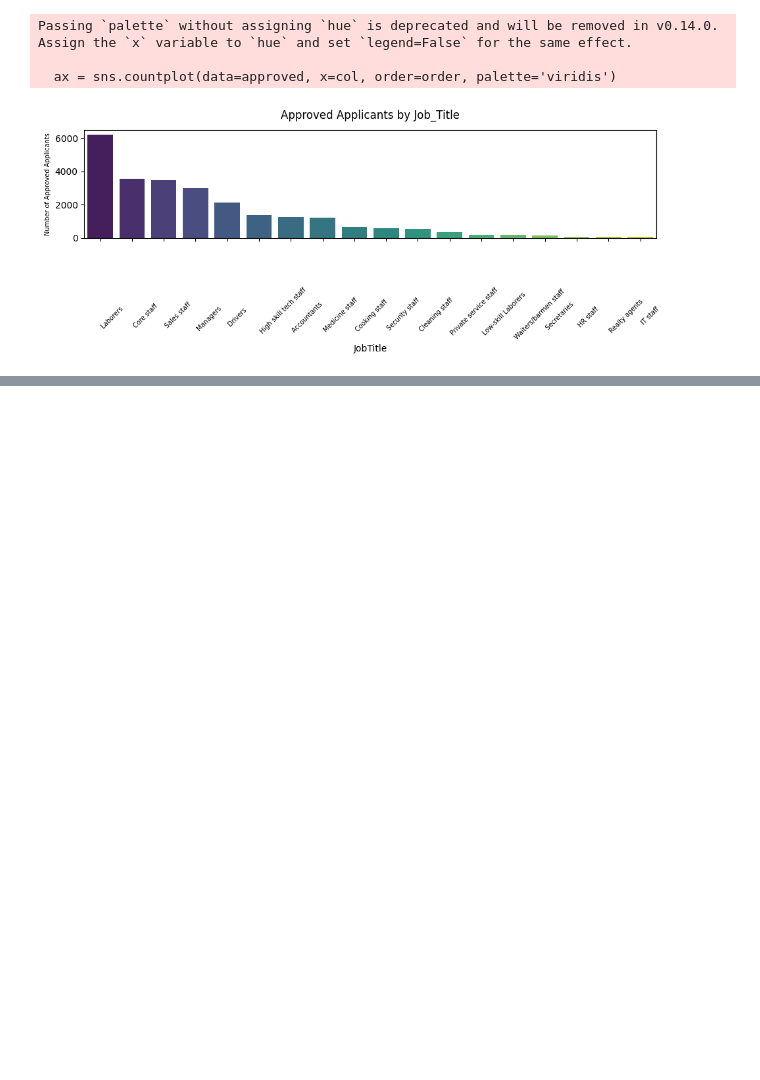
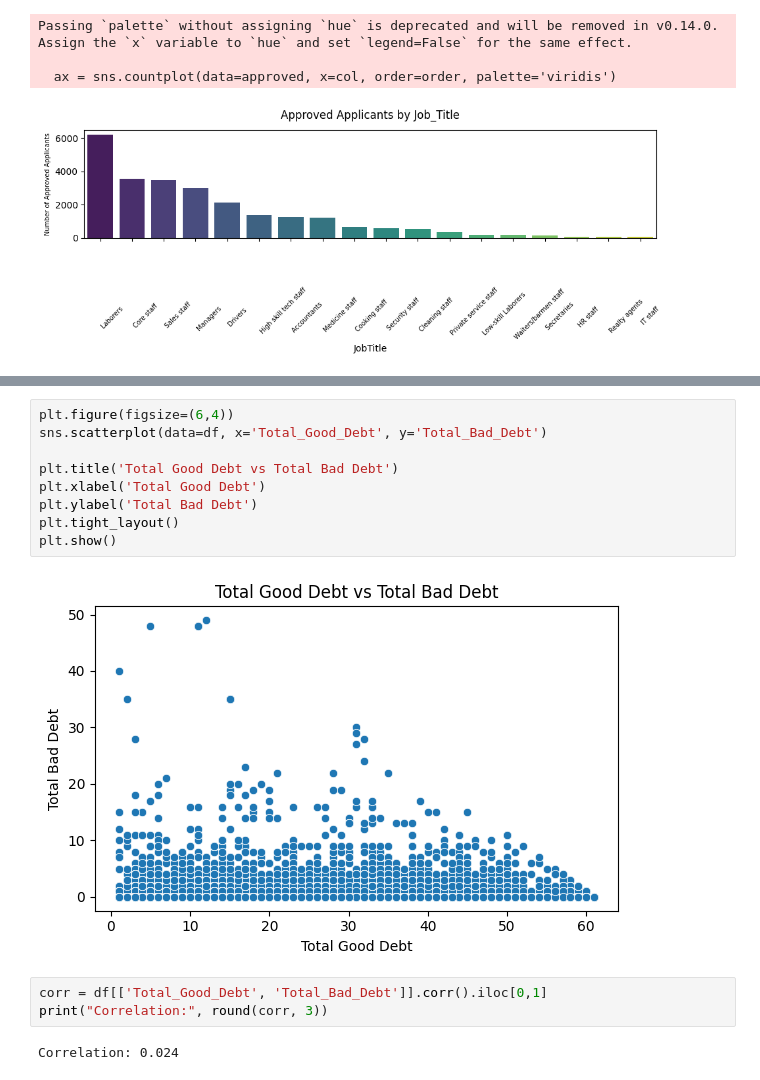
Before and after one commit to Abdulsubahan2003/Mini_Project_2, a Jupyter notebook: project.ipynb, the cells around one changed output, grey strips where cells are left out. Saved outputs shown, nothing was run; the diff lists cells and outputs as text; blank space fills up the shorter version.

```diff
--- a/project.ipynb
+++ b/project.ipynb
@@ -358,0 +371,16 @@ Passing `palette` without assigning `hue` is deprecated and will be removed in v
+# %%
+plt.figure(figsize=(6,4))
+sns.scatterplot(data=df, x='Total_Good_Debt', y='Total_Bad_Debt')
+
+plt.title('Total Good Debt vs Total Bad Debt')
+plt.xlabel('Total Good Debt')
+plt.ylabel('Total Bad Debt')
+plt.tight_layout()
+plt.show()
+# %% [output]
+[figure, added]
+# %%
+corr = df[['Total_Good_Debt', 'Total_Bad_Debt']].corr().iloc[0,1]
+print("Correlation:", round(corr, 3))
+# %% [output]
+Correlation: 0.024
```
Also changed, not shown: parts of 15 cells of this notebook.
